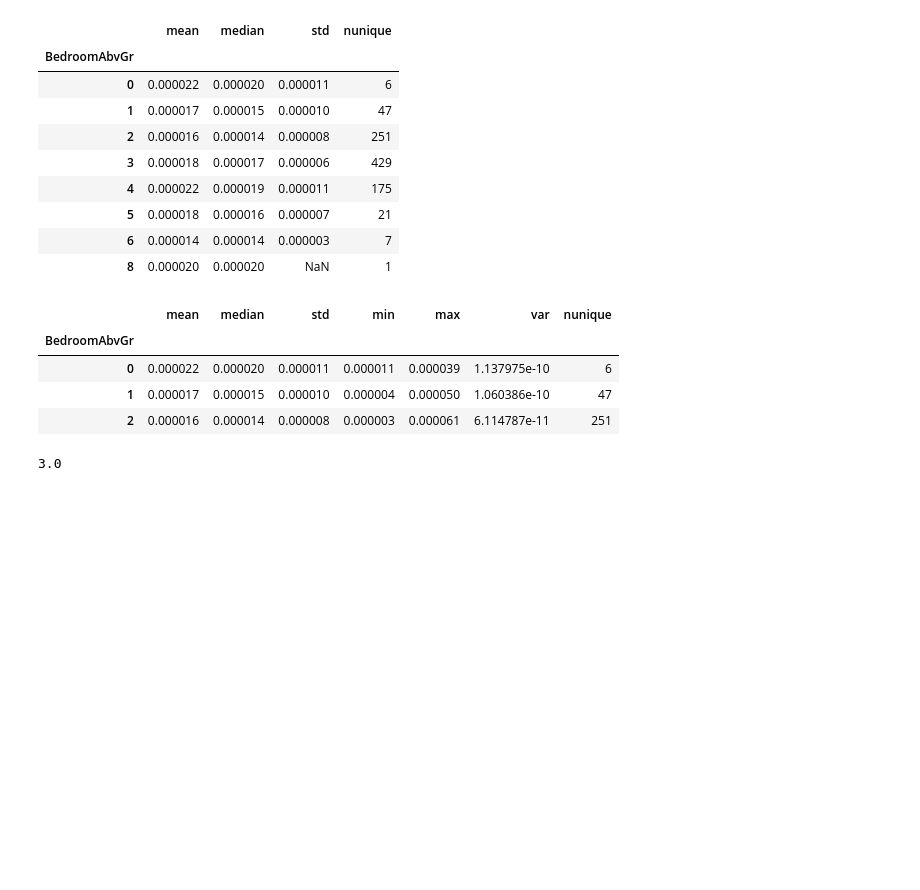
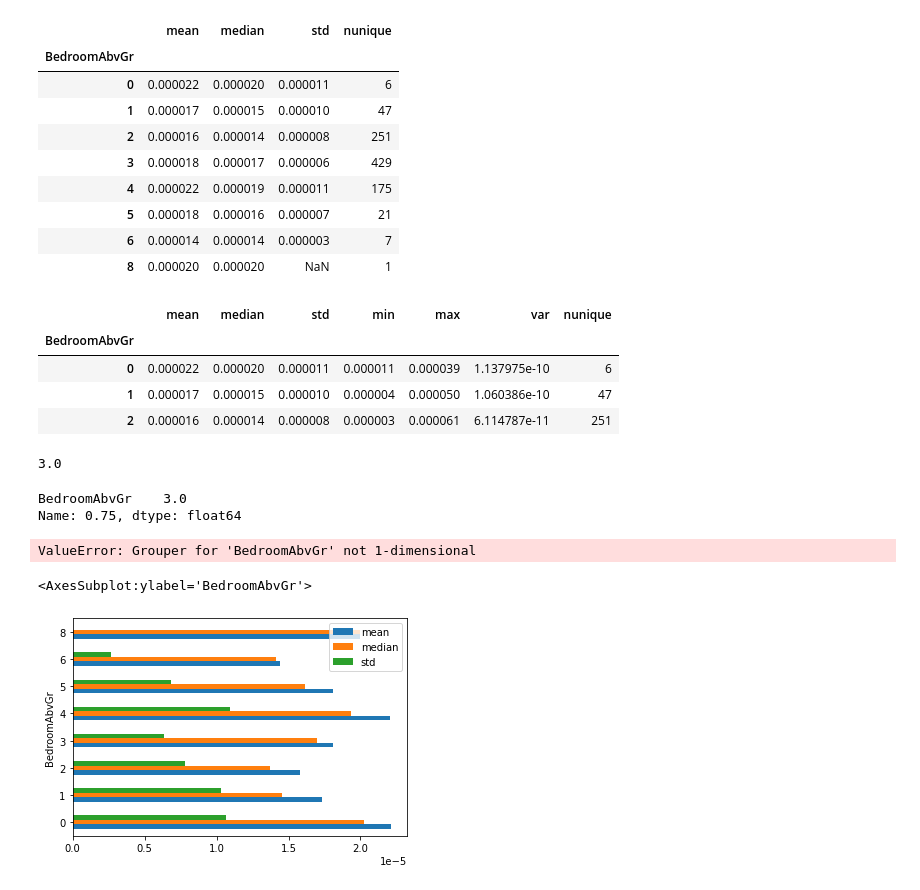
Before and after one commit to hekaplex/2022_03_DSI_WD, a Jupyter notebook: Temitope_Oyeleye/Python/Pandas Exercise2 05102022.ipynb, the cells around one changed output. Drawn from its saved outputs; the diff is of its cells as text; code cells hidden in the pictures; blank space fills up the shorter version.

```diff
--- a/Temitope_Oyeleye/Python/Pandas Exercise2 05102022.ipynb
+++ b/Temitope_Oyeleye/Python/Pandas Exercise2 05102022.ipynb
@@ -636,3 +636,19 @@ def fun_1q(foo): return foo.quantile(0.75)
 fun_1q(train.BedroomAbvGr)
 # %% [output]
 3.0
+# %%
+fun_1q(train[['BedroomAbvGr']])
+# %% [output]
+BedroomAbvGr    3.0
+Name: 0.75, dtype: float64
+# %%
+## Visualize the data
+train.pivot_table('BedroomAbvGr',columns='BedroomAbvGr')['SalePrice']
+# %% [output]
+ValueError: Grouper for 'BedroomAbvGr' not 1-dimensional
+# %%
+train.groupby('BedroomAbvGr')['SalePrice'] \
+    .agg(['mean','median','std']).plot.barh()
+# %% [output]
+<AxesSubplot:ylabel='BedroomAbvGr'>
+[figure, added]
```
Also changed, not shown: parts of 3 cells of this notebook.
